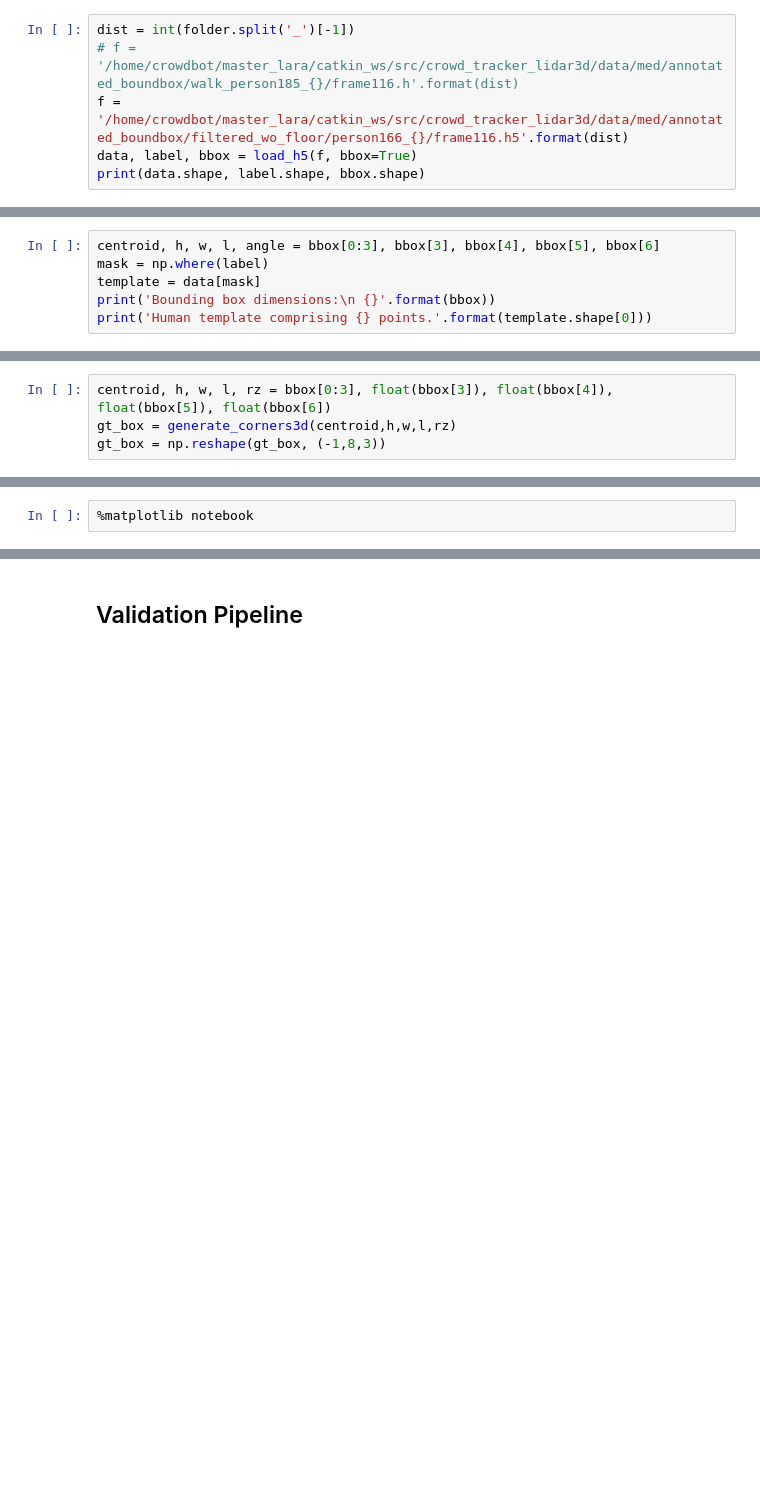
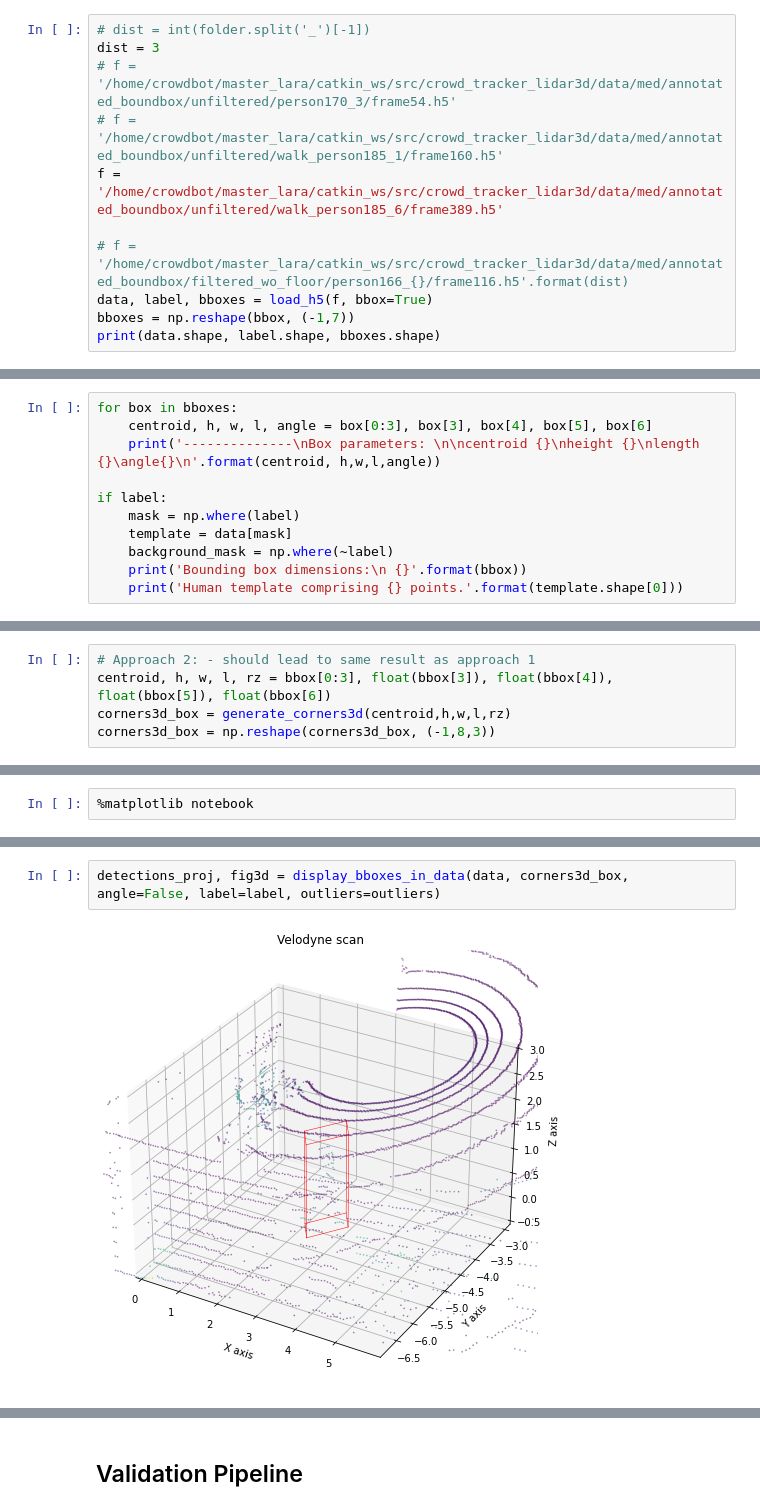
Before and after one commit to epfl-lasa/crowd_tracker_lidar3d, a Jupyter notebook: jupyter_nbs/VisualValidation.ipynb, the cells around one changed output, grey strips where cells are left out. Cells and saved outputs as stored; diff of their text form; blank space fills up the shorter version.

```diff
--- a/jupyter_nbs/VisualValidation.ipynb
+++ b/jupyter_nbs/VisualValidation.ipynb
@@ -56,9 +114,14 @@ for folder in sorted(os.listdir(DATA_DIR)):
 # %% [output]
 person166_1
 # %%
-dist = int(folder.split('_')[-1])
-# f = '/home/crowdbot/master_lara/catkin_ws/src/crowd_tracker_lidar3d/data/med/annotated_boundbox/walk_person185_{}/frame116.h'.format(dist)
-f = '/home/crowdbot/master_lara/catkin_ws/src/crowd_tracker_lidar3d/data/med/annotated_boundbox/filtered_wo_floor/person166_{}/frame116.h5'.format(dist)
-data, label, bbox = load_h5(f, bbox=True)
-print(data.shape, label.shape, bbox.shape)
+# dist = int(folder.split('_')[-1])
+dist = 3
+# f = '/home/crowdbot/master_lara/catkin_ws/src/crowd_tracker_lidar3d/data/med/annotated_boundbox/unfiltered/person170_3/frame54.h5'
+# f = '/home/crowdbot/master_lara/catkin_ws/src/crowd_tracker_lidar3d/data/med/annotated_boundbox/unfiltered/walk_person185_1/frame160.h5'
+f = '/home/crowdbot/master_lara/catkin_ws/src/crowd_tracker_lidar3d/data/med/annotated_boundbox/unfiltered/walk_person185_6/frame389.h5'
+
+# f = '/home/crowdbot/master_lara/catkin_ws/src/crowd_tracker_lidar3d/data/med/annotated_boundbox/filtered_wo_floor/person166_{}/frame116.h5'.format(dist)
+data, label, bboxes = load_h5(f, bbox=True)
+bboxes = np.reshape(bbox, (-1,7))
+print(data.shape, label.shape, bboxes.shape)
 # %% [output]
@@ -66,7 +140,12 @@ print(data.shape, label.shape, bbox.shape)
 # %%
-centroid, h, w, l, angle = bbox[0:3], bbox[3], bbox[4], bbox[5], bbox[6]
-mask = np.where(label)
-template = data[mask]
-print('Bounding box dimensions:\n {}'.format(bbox))
-print('Human template comprising {} points.'.format(template.shape[0]))
+for box in bboxes:
+    centroid, h, w, l, angle = box[0:3], box[3], box[4], box[5], box[6]
+    print('--------------\nBox parameters: \n\ncentroid {}\nheight {}\nlength {}\angle{}\n'.format(centroid, h,w,l,angle))
+
+if label:
+    mask = np.where(label)
+    template = data[mask]
+    background_mask = np.where(~label)
+    print('Bounding box dimensions:\n {}'.format(bbox))
+    print('Human template comprising {} points.'.format(template.shape[0]))
 # %% [output]
@@ -235,4 +424,5 @@ print(gt_box.shape)
 # %%
+# Approach 2: - should lead to same result as approach 1
 centroid, h, w, l, rz = bbox[0:3], float(bbox[3]), float(bbox[4]), float(bbox[5]), float(bbox[6])
-gt_box = generate_corners3d(centroid,h,w,l,rz)
-gt_box = np.reshape(gt_box, (-1,8,3))
+corners3d_box = generate_corners3d(centroid,h,w,l,rz)
+corners3d_box = np.reshape(corners3d_box, (-1,8,3))
@@ -494,0 +805,4 @@ detections_proj = display_bboxes_in_data(data, gt_box, angle=False)
+# %%
+detections_proj, fig3d = display_bboxes_in_data(data, corners3d_box, angle=False, label=label, outliers=outliers)
+# %% [output]
+[figure, added]
```
Also changed, not shown: parts of 58 cells of this notebook, 9 other files.
